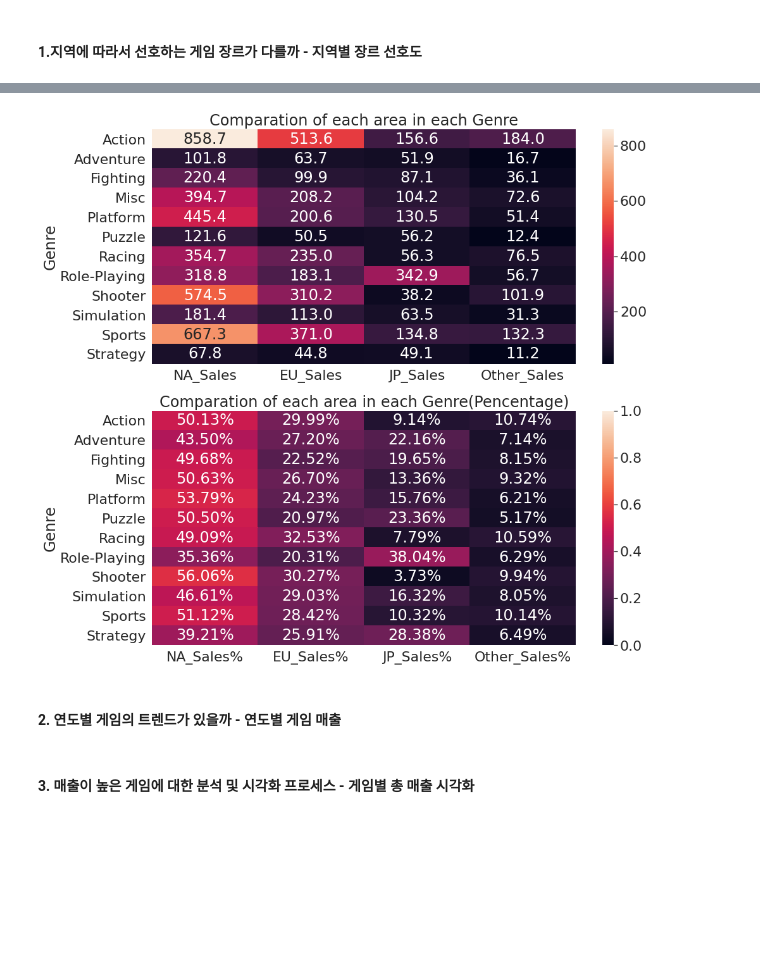
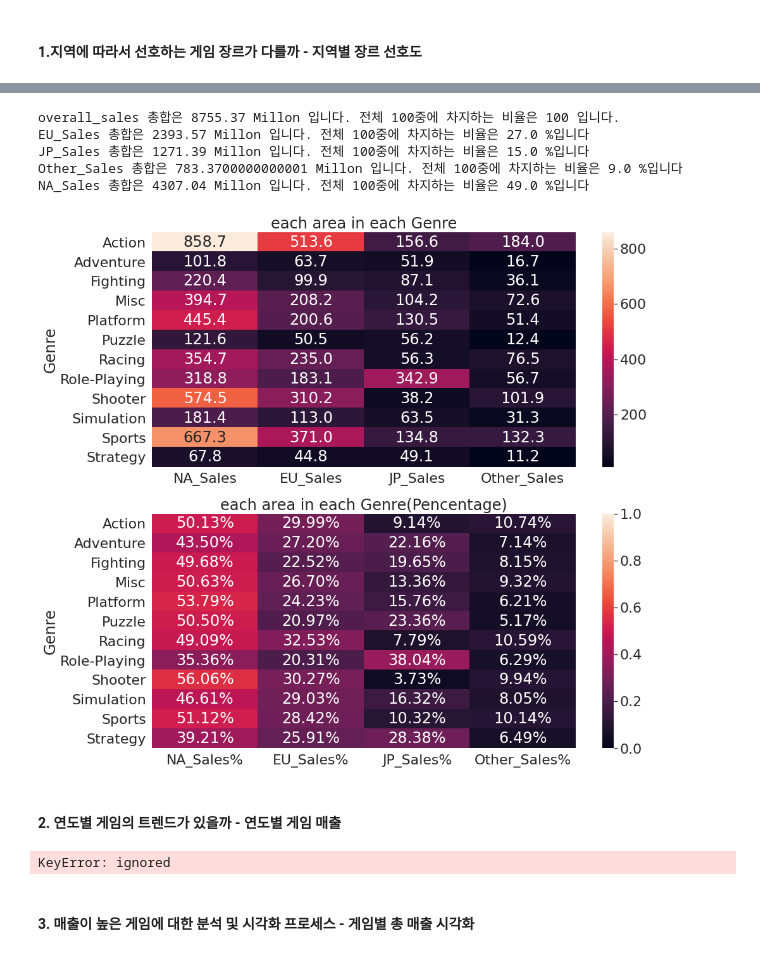
Before and after one commit to syh0397/codestates-AI-bootcamp-1, a Jupyter notebook: Untitled0.ipynb, the cells around one changed output, grey strips where cells are left out. Saved outputs shown, nothing was run; the diff lists cells and outputs as text; code cells hidden in the pictures; blank space fills up the shorter version.

```diff
--- a/Untitled0.ipynb
+++ b/Untitled0.ipynb
@@ -355,24 +378,41 @@ data
+# %%
+print('overall_sales 총합은' ,data['overall_sales'].sum(),'Millon 입니다.','전체 100중에 차지하는 비율은 100 입니다. ')
+print('EU_Sales 총합은' , data['EU_Sales'].sum(), 'Millon 입니다.','전체 100중에 차지하는 비율은', (data['EU_Sales'].sum()/data['overall_sales'].sum()).round(2)*100,'%입니다')
+print('JP_Sales 총합은' , data['JP_Sales'].sum(), 'Millon 입니다.','전체 100중에 차지하는 비율은', (data['JP_Sales'].sum()/data['overall_sales'].sum()).round(2)*100,'%입니다')
+print('Other_Sales 총합은' , data['Other_Sales'].sum(), 'Millon 입니다.','전체 100중에 차지하는 비율은', (data['Other_Sales'].sum()/data['overall_sales'].sum()).round(2)*100,'%입니다')
+print('NA_Sales 총합은' , data['NA_Sales'].sum(), 'Millon 입니다.','전체 100중에 차지하는 비율은', (data['NA_Sales'].sum()/data['overall_sales'].sum()).round(2)*100,'%입니다')
+# %% [output]
+overall_sales 총합은 8755.37 Millon 입니다. 전체 100중에 차지하는 비율은 100 입니다.
+EU_Sales 총합은 2393.57 Millon 입니다. 전체 100중에 차지하는 비율은 27.0 %입니다
+JP_Sales 총합은 1271.39 Millon 입니다. 전체 100중에 차지하는 비율은 15.0 %입니다
+Other_Sales 총합은 783.3700000000001 Millon 입니다. 전체 100중에 차지하는 비율은 9.0 %입니다
+NA_Sales 총합은 4307.04 Millon 입니다. 전체 100중에 차지하는 비율은 49.0 %입니다
 # %%
-GenreGroup = data.groupby(['Genre']).sum().loc[:, 'NA_Sales':'overall_sales']  # 장르 기준  그룹으로 묶어서 합치고 ,Na~ ovall까지
-GenreGroup['NA_Sales%'] = GenreGroup['NA_Sales']/GenreGroup['overall_sales']  #
-GenreGroup['EU_Sales%'] = GenreGroup['EU_Sales']/GenreGroup['overall_sales']
-GenreGroup['JP_Sales%'] = GenreGroup['JP_Sales']/GenreGroup['overall_sales']
-GenreGroup['Other_Sales%'] = GenreGroup['Other_Sales']/GenreGroup['overall_sales']
+Genre_Group = data.groupby(['Genre']).sum().loc[:, 'NA_Sales':'overall_sales']  # 장르 기준  그룹으로 묶어서 합치고 ,Na~ ovall까지
+Genre_Group['NA_Sales%'] = Genre_Group['NA_Sales']/Genre_Group['overall_sales']  #
+Genre_Group['EU_Sales%'] = Genre_Group['EU_Sales']/Genre_Group['overall_sales']
+Genre_Group['JP_Sales%'] = Genre_Group['JP_Sales']/Genre_Group['overall_sales']
+Genre_Group['Other_Sales%'] = Genre_Group['Other_Sales']/Genre_Group['overall_sales']
 plt.figure(figsize=(15, 15))
 
 plt.subplot(211)
-sns.heatmap(GenreGroup.loc[:, 'NA_Sales':'Other_Sales'], annot=True, fmt = '.1f')
-plt.title("Comparation of each area in each Genre")
+sns.heatmap(Genre_Group.loc[:, 'NA_Sales':'Other_Sales'], annot=True, fmt = '.1f')
+plt.title("each area in each Genre")
 
 plt.subplot(212)
-sns.heatmap(GenreGroup.loc[:,'NA_Sales%':'Other_Sales%'], vmax =1, vmin=0, annot=True, fmt = '.2%')
-plt.title("Comparation of each area in each Genre(Pencentage)")
+sns.heatmap(Genre_Group.loc[:,'NA_Sales%':'Other_Sales%'], vmax =1, vmin=0, annot=True, fmt = '.2%')
+plt.title("each area in each Genre(Pencentage)")
 
 sns.set(font_scale=2)
 plt.show()
 # %% [output]
-[figure, old version]
+[figure, new version]
 # %% [markdown]
 #### **2. 연도별 게임의 트렌드가 있을까** - 연도별 게임 매출
+# %%
+Genre_Group = data.groupby(['Year']).sum().loc[:,'Platform']
+Genre_Group
+# %% [output]
+KeyError: ignored
 # %% [markdown]
 #### **3. 매출이 높은 게임에 대한 분석 및 시각화 프로세스** - 게임별 총 매출 시각화
```
Also changed, not shown: parts of 2 cells of this notebook.
